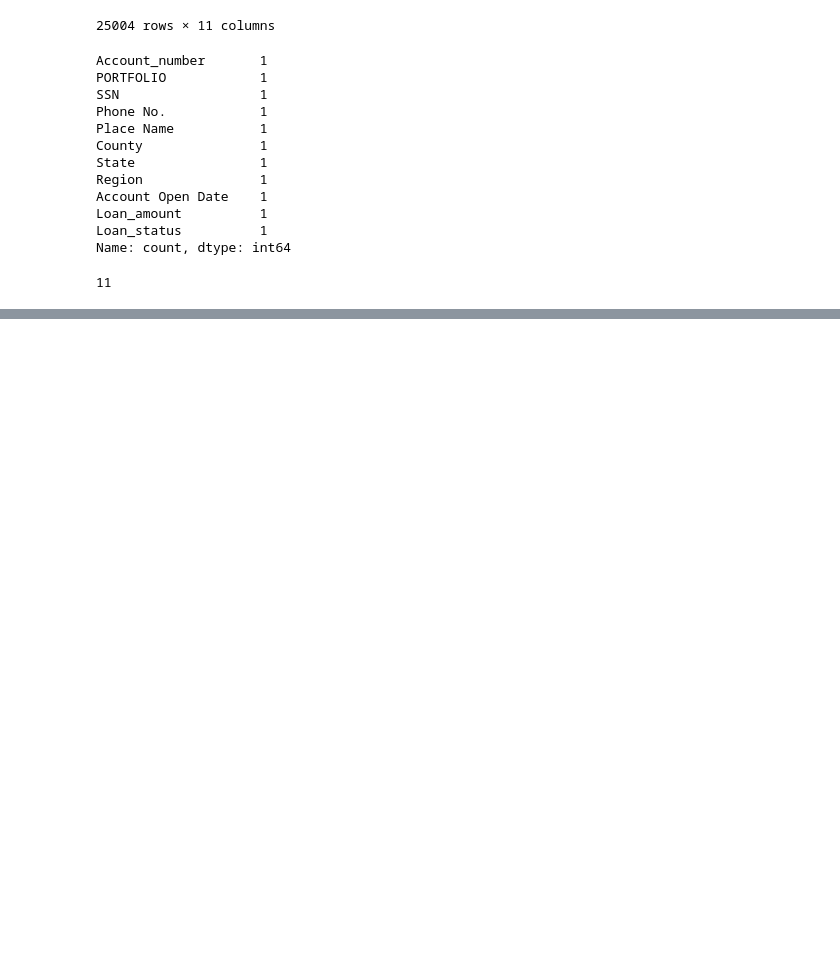
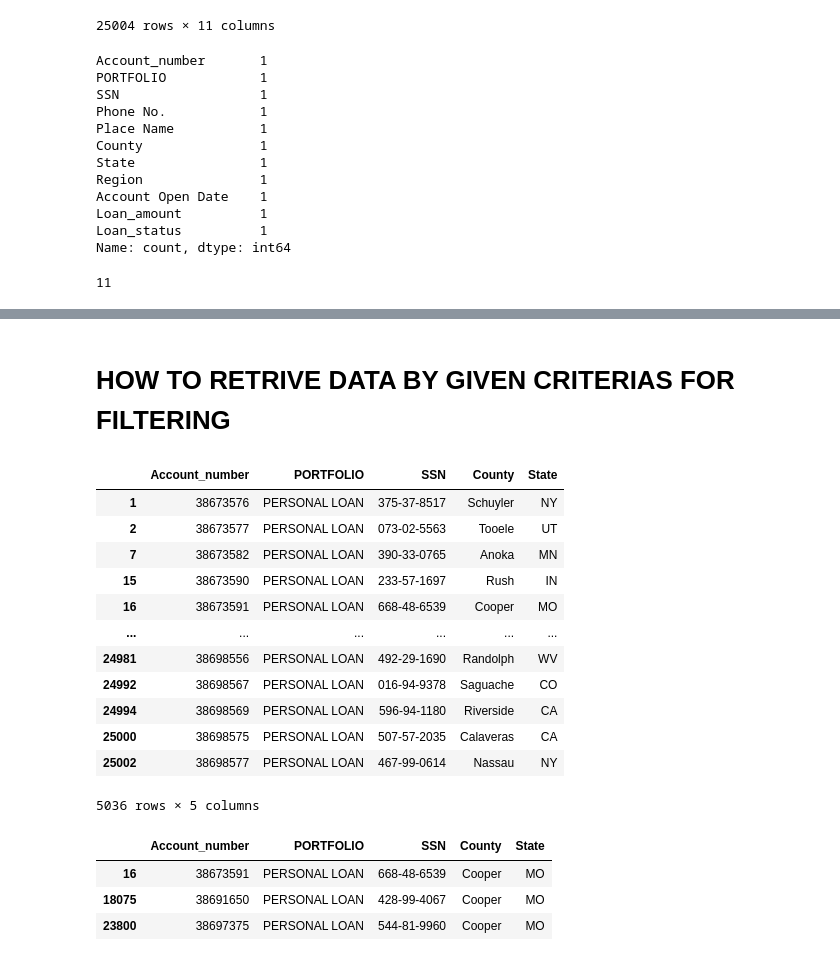
Before and after one commit to rramanswain2001/Python-code, a Jupyter notebook: data analysis with pandas.ipynb, the cells around one changed output, grey strips where cells are left out. Saved outputs shown, nothing was run; the diff lists cells and outputs as text; code cells hidden in the pictures; blank space fills up the shorter version.

```diff
--- a/data analysis with pandas.ipynb
+++ b/data analysis with pandas.ipynb
@@ -1087,0 +1106,2 @@ med_2026_v4.columns.size
+# %% [markdown]
+# HOW TO RETRIVE DATA BY GIVEN CRITERIAS FOR FILTERING
@@ -1087,0 +1116,28 @@ med_2026_v4.columns.size
+# %%
+# THERE ARE 4 TYPES OF OPERATORS
+list_vars=['Account_number','PORTFOLIO','SSN','County','State']
+med_2026_v5=med_2026[list_vars][med_2026['PORTFOLIO']=='PERSONAL LOAN']
+med_2026_v5
+# %% [output]
+|  | Account_number | PORTFOLIO | SSN | County | State |
+| 1 | 38673576 | PERSONAL LOAN | 375-37-8517 | Schuyler | NY |
+| 2 | 38673577 | PERSONAL LOAN | 073-02-5563 | Tooele | UT |
+| 7 | 38673582 | PERSONAL LOAN | 390-33-0765 | Anoka | MN |
+| 15 | 38673590 | PERSONAL LOAN | 233-57-1697 | Rush | IN |
+| 16 | 38673591 | PERSONAL LOAN | 668-48-6539 | Cooper | MO |
+| ... | ... | ... | ... | ... | ... |
+| 24981 | 38698556 | PERSONAL LOAN | 492-29-1690 | Randolph | WV |
+| 24992 | 38698567 | PERSONAL LOAN | 016-94-9378 | Saguache | CO |
+| 24994 | 38698569 | PERSONAL LOAN | 596-94-1180 | Riverside | CA |
+| 25000 | 38698575 | PERSONAL LOAN | 507-57-2035 | Calaveras | CA |
+| 25002 | 38698577 | PERSONAL LOAN | 467-99-0614 | Nassau | NY |
+5036 rows × 5 columns
+# %%
+list_vars=['Account_number','PORTFOLIO','SSN','County','State']
+med_2026_v5=med_2026[list_vars][(med_2026['PORTFOLIO']=='PERSONAL LOAN') & (med_2026['County']=='Cooper')]
+med_2026_v5
+# %% [output]
+|  | Account_number | PORTFOLIO | SSN | County | State |
+| 16 | 38673591 | PERSONAL LOAN | 668-48-6539 | Cooper | MO |
+| 18075 | 38691650 | PERSONAL LOAN | 428-99-4067 | Cooper | MO |
+| 23800 | 38697375 | PERSONAL LOAN | 544-81-9960 | Cooper | MO |
```
Also changed, not shown: parts of 9 cells of this notebook.
